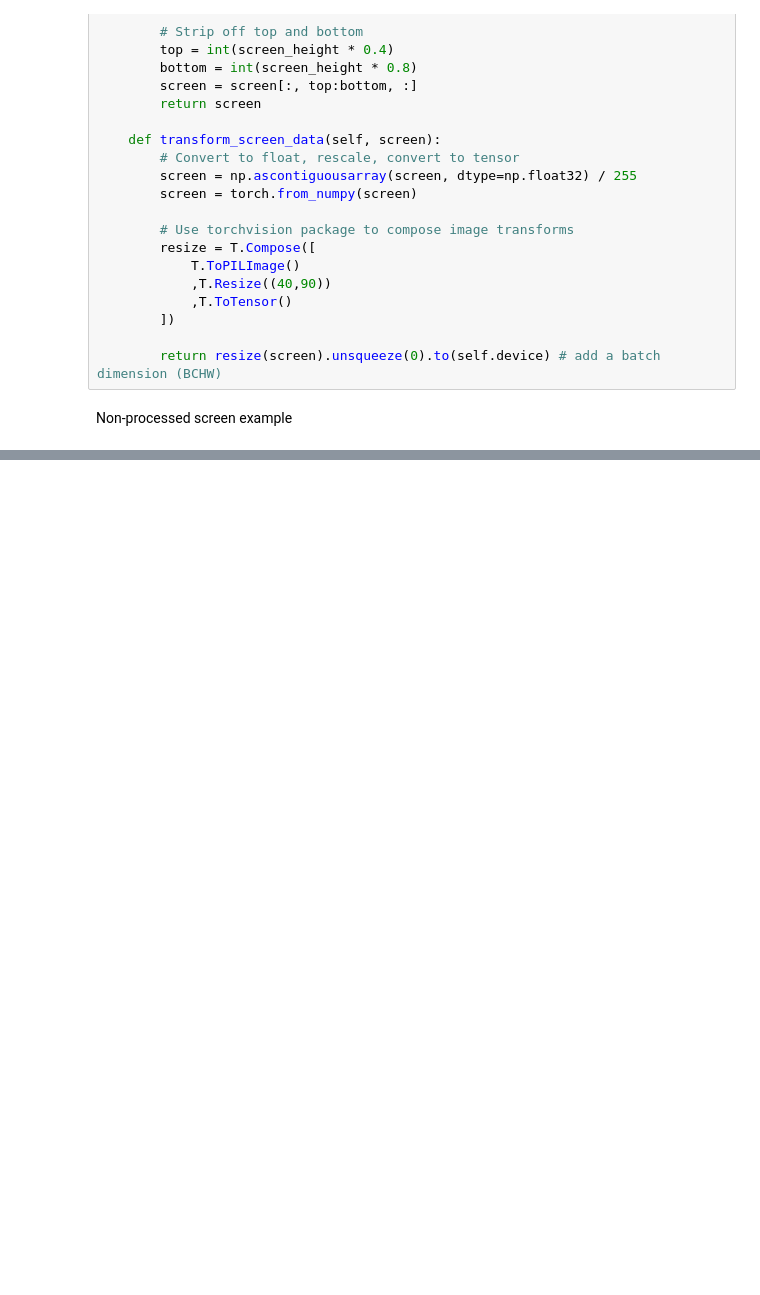
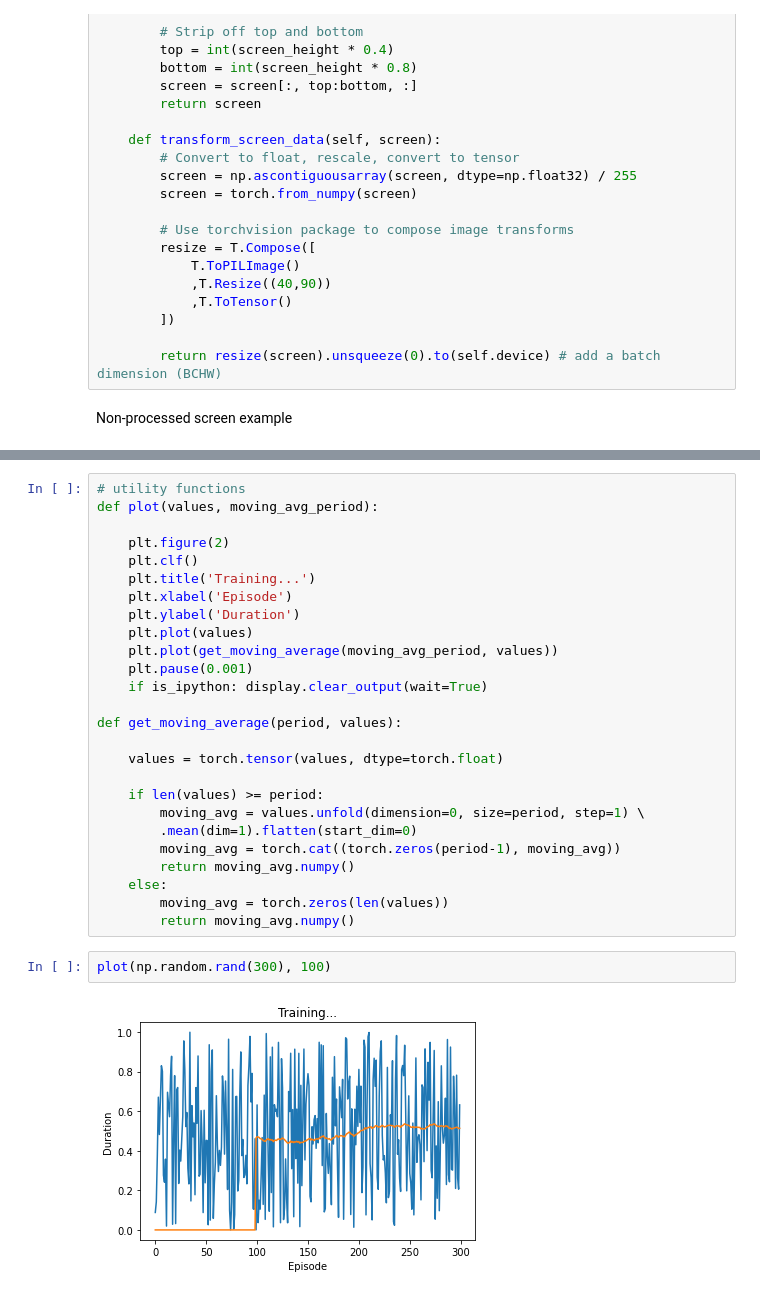
Before and after one commit to neural-computing/INM707-deep-learning, a Jupyter notebook: notebooks/Cart and Pole DQN.ipynb, the cells around one changed output, grey strips where cells are left out. Cells and saved outputs as stored; diff of their text form; blank space fills up the shorter version.

```diff
--- a/notebooks/Cart and Pole DQN.ipynb
+++ b/notebooks/Cart and Pole DQN.ipynb
@@ -220,0 +243,30 @@ TypeError: can only concatenate str (not "list") to str
+# %%
+# utility functions
+def plot(values, moving_avg_period):
+
+    plt.figure(2)
+    plt.clf()
+    plt.title('Training...')
+    plt.xlabel('Episode')
+    plt.ylabel('Duration')
+    plt.plot(values)
+    plt.plot(get_moving_average(moving_avg_period, values))
+    plt.pause(0.001)
+    if is_ipython: display.clear_output(wait=True)
+
+def get_moving_average(period, values):
+
+    values = torch.tensor(values, dtype=torch.float)
+
+    if len(values) >= period:
+        moving_avg = values.unfold(dimension=0, size=period, step=1) \
+        .mean(dim=1).flatten(start_dim=0)
+        moving_avg = torch.cat((torch.zeros(period-1), moving_avg))
+        return moving_avg.numpy()
+    else:
+        moving_avg = torch.zeros(len(values))
+        return moving_avg.numpy()
+# %%
+plot(np.random.rand(300), 100)
+# %% [output]
+[figure, added]
```
Also changed, not shown: parts of 5 cells of this notebook.
